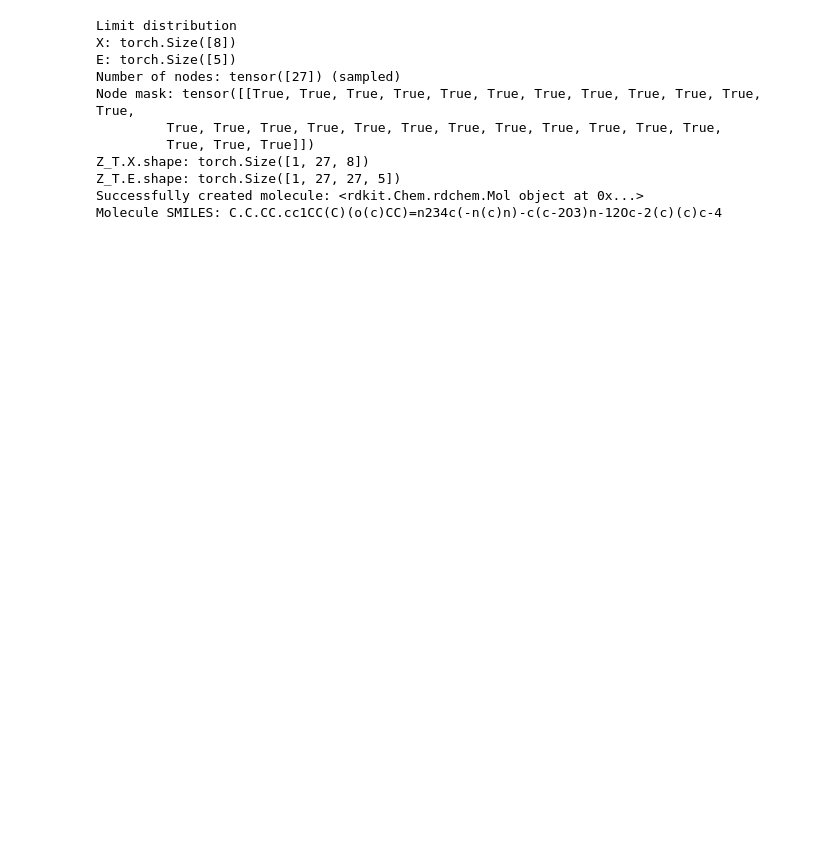
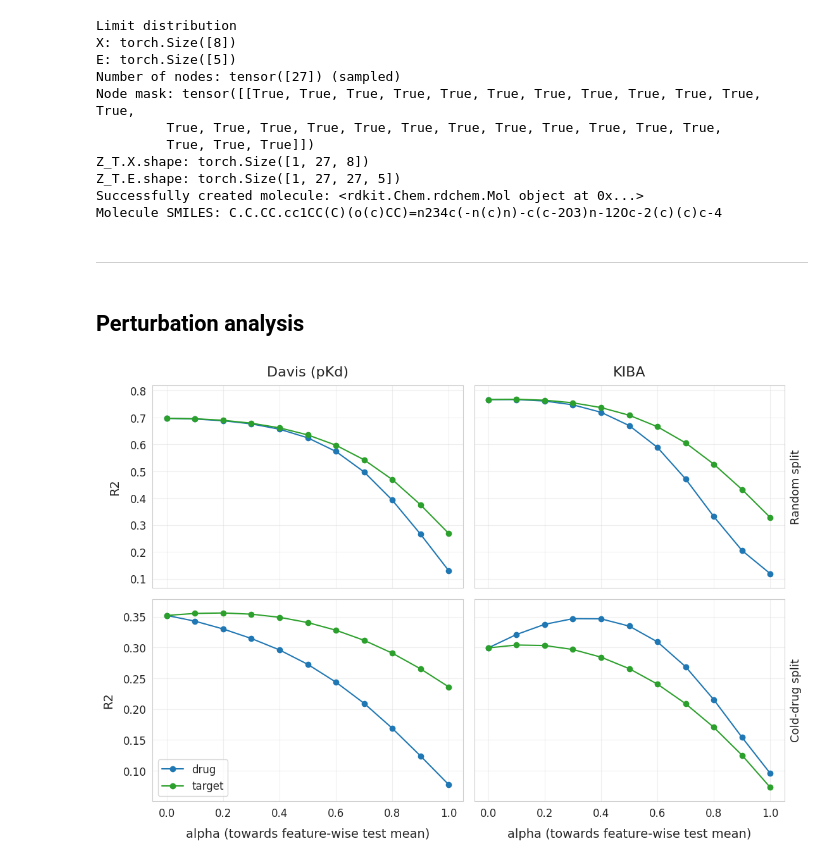
Before and after one commit to robsyc/MB-VAE-DTI, a Jupyter notebook: notebooks/training.ipynb, the cells around one changed output. Drawn from its saved outputs; the diff is of its cells as text; code cells hidden in the pictures; blank space fills up the shorter version.

```diff
--- a/notebooks/training.ipynb
+++ b/notebooks/training.ipynb
@@ -165,3 +167,13 @@ Z_T.X.shape: torch.Size([1, 27, 8])
 Z_T.E.shape: torch.Size([1, 27, 27, 5])
 Successfully created molecule: <rdkit.Chem.rdchem.Mol object at 0x...>
 Molecule SMILES: C.C.CC.cc1CC(C)(o(c)CC)=n234c(-n(c)n)-c(c-2O3)n-12Oc-2(c)(c)c-4
+# %% [markdown]
+---
+# %% [markdown]
+## Perturbation analysis
+# %%
+from mb_vae_dti.validating.analysis import plot_perturbation_overview
+
+plot = plot_perturbation_overview(model='baseline', metric='r2')
+# %% [output]
+[figure, added]
```
Also changed, not shown: parts of 2 cells of this notebook, 19 other files.
